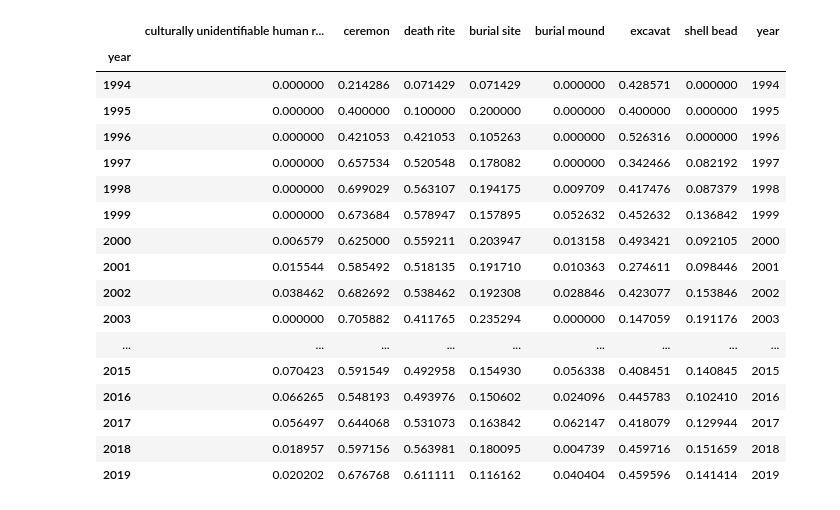
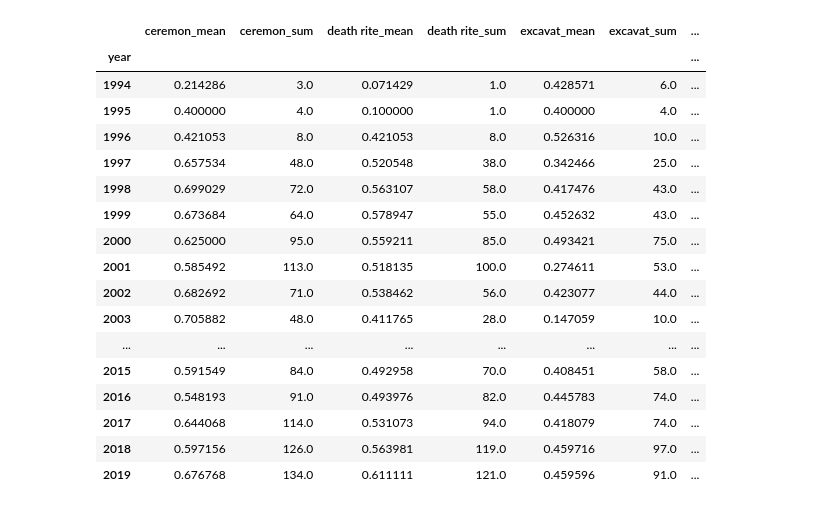
Before and after one commit to ds3-nyu-archive/museum-data-sovereignty, a Jupyter notebook: src/notebooks/Controlled Vocabulary Text Mining.ipynb, the cells around one changed output. Cells and saved outputs as stored; diff of their text form; code cells hidden in the pictures.

```diff
--- a/src/notebooks/Controlled Vocabulary Text Mining.ipynb
+++ b/src/notebooks/Controlled Vocabulary Text Mining.ipynb
@@ -26,13 +27,13 @@ fulltext = pd.read_pickle(full_path, compression='gzip')
 metadata = pd.read_pickle(meta_path, compression='gzip')
 # %%
 # controlled vocabulary list
-vocab = ['culturally unidentifiable human remains',
-         'ceremon',
-         'death rite',
-         'burial site',
-         'burial mound',
-         'excavat',
-         'shell bead']
+vocab = ['ceremon',
+        'death rite',
+        'excavat',
+        'burial site',
+        'shell bead',
+        'culturally unidentifiable human remains',
+        'burial mound']
 
 # list of phrases similar to 'unidentifiable human remains'
 unident_vocab = ['culturally unidentifiable native american human remains',
@@ -184,31 +185,42 @@ pd.reset_option('display.max_colwidth')
 # %%
 # get publication years from inv_urls and repatriation_urls
 dates = pd.concat([inv_urls[['key', 'Publication Date']], repat_urls[['key', 'Publication Date']]], axis=0)
 vocab_df['key']=vocab_df.index
 vocab_df = pd.merge(right=vocab_df, left=dates, on='key')
 vocab_df['year'] = pd.to_datetime(vocab_df['Publication Date']).dt.year
 
+agg_dict = {x:['mean', 'sum'] for x in vocab}
+agg_dict['key']='count'
+
 # group by year
-yearly_vocab = vocab_df.groupby('year').agg({x:'mean' for x in vocab})
+yearly_vocab = vocab_df.groupby('year').agg(agg_dict)
 yearly_vocab['year'] = yearly_vocab.index
+
+# join columns to flatten multi-index
+yearly_vocab.columns = yearly_vocab.columns.map('_'.join)
+
+#rename columns
+yearly_vocab.rename(columns={'key_count':'N', 'year_':'year'}, inplace=True)
+
+#display
 yearly_vocab
 # %% [output]
-|  | culturally unidentifiable human r... | ceremon | death rite | burial site | burial mound | excavat | shell bead | year |
-| year |  |  |  |  |  |  |  |  |
-| 1994 | 0.000000 | 0.214286 | 0.071429 | 0.071429 | 0.000000 | 0.428571 | 0.000000 | 1994 |
-| 1995 | 0.000000 | 0.400000 | 0.100000 | 0.200000 | 0.000000 | 0.400000 | 0.000000 | 1995 |
-| 1996 | 0.000000 | 0.421053 | 0.421053 | 0.105263 | 0.000000 | 0.526316 | 0.000000 | 1996 |
-| 1997 | 0.000000 | 0.657534 | 0.520548 | 0.178082 | 0.000000 | 0.342466 | 0.082192 | 1997 |
-| 1998 | 0.000000 | 0.699029 | 0.563107 | 0.194175 | 0.009709 | 0.417476 | 0.087379 | 1998 |
-| 1999 | 0.000000 | 0.673684 | 0.578947 | 0.157895 | 0.052632 | 0.452632 | 0.136842 | 1999 |
-| 2000 | 0.006579 | 0.625000 | 0.559211 | 0.203947 | 0.013158 | 0.493421 | 0.092105 | 2000 |
-| 2001 | 0.015544 | 0.585492 | 0.518135 | 0.191710 | 0.010363 | 0.274611 | 0.098446 | 2001 |
-| 2002 | 0.038462 | 0.682692 | 0.538462 | 0.192308 | 0.028846 | 0.423077 | 0.153846 | 2002 |
-| 2003 | 0.000000 | 0.705882 | 0.411765 | 0.235294 | 0.000000 | 0.147059 | 0.191176 | 2003 |
-| ... | ... | ... | ... | ... | ... | ... | ... | ... |
-| 2015 | 0.070423 | 0.591549 | 0.492958 | 0.154930 | 0.056338 | 0.408451 | 0.140845 | 2015 |
-| 2016 | 0.066265 | 0.548193 | 0.493976 | 0.150602 | 0.024096 | 0.445783 | 0.102410 | 2016 |
-| 2017 | 0.056497 | 0.644068 | 0.531073 | 0.163842 | 0.062147 | 0.418079 | 0.129944 | 2017 |
-| 2018 | 0.018957 | 0.597156 | 0.563981 | 0.180095 | 0.004739 | 0.459716 | 0.151659 | 2018 |
-| 2019 | 0.020202 | 0.676768 | 0.611111 | 0.116162 | 0.040404 | 0.459596 | 0.141414 | 2019 |
+|  | ceremon_mean | ceremon_sum | death rite_mean | death rite_sum | excavat_mean | excavat_sum | ... |
+| year |  |  |  |  |  |  | ... |
+| 1994 | 0.214286 | 3.0 | 0.071429 | 1.0 | 0.428571 | 6.0 | ... |
+| 1995 | 0.400000 | 4.0 | 0.100000 | 1.0 | 0.400000 | 4.0 | ... |
+| 1996 | 0.421053 | 8.0 | 0.421053 | 8.0 | 0.526316 | 10.0 | ... |
+| 1997 | 0.657534 | 48.0 | 0.520548 | 38.0 | 0.342466 | 25.0 | ... |
+| 1998 | 0.699029 | 72.0 | 0.563107 | 58.0 | 0.417476 | 43.0 | ... |
+| 1999 | 0.673684 | 64.0 | 0.578947 | 55.0 | 0.452632 | 43.0 | ... |
+| 2000 | 0.625000 | 95.0 | 0.559211 | 85.0 | 0.493421 | 75.0 | ... |
+| 2001 | 0.585492 | 113.0 | 0.518135 | 100.0 | 0.274611 | 53.0 | ... |
+| 2002 | 0.682692 | 71.0 | 0.538462 | 56.0 | 0.423077 | 44.0 | ... |
+| 2003 | 0.705882 | 48.0 | 0.411765 | 28.0 | 0.147059 | 10.0 | ... |
+| ... | ... | ... | ... | ... | ... | ... | ... |
+| 2015 | 0.591549 | 84.0 | 0.492958 | 70.0 | 0.408451 | 58.0 | ... |
+| 2016 | 0.548193 | 91.0 | 0.493976 | 82.0 | 0.445783 | 74.0 | ... |
+| 2017 | 0.644068 | 114.0 | 0.531073 | 94.0 | 0.418079 | 74.0 | ... |
+| 2018 | 0.597156 | 126.0 | 0.563981 | 119.0 | 0.459716 | 97.0 | ... |
+| 2019 | 0.676768 | 134.0 | 0.611111 | 121.0 | 0.459596 | 91.0 | ... |
 # %%
```
Also changed, not shown: parts of 12 cells of this notebook.
